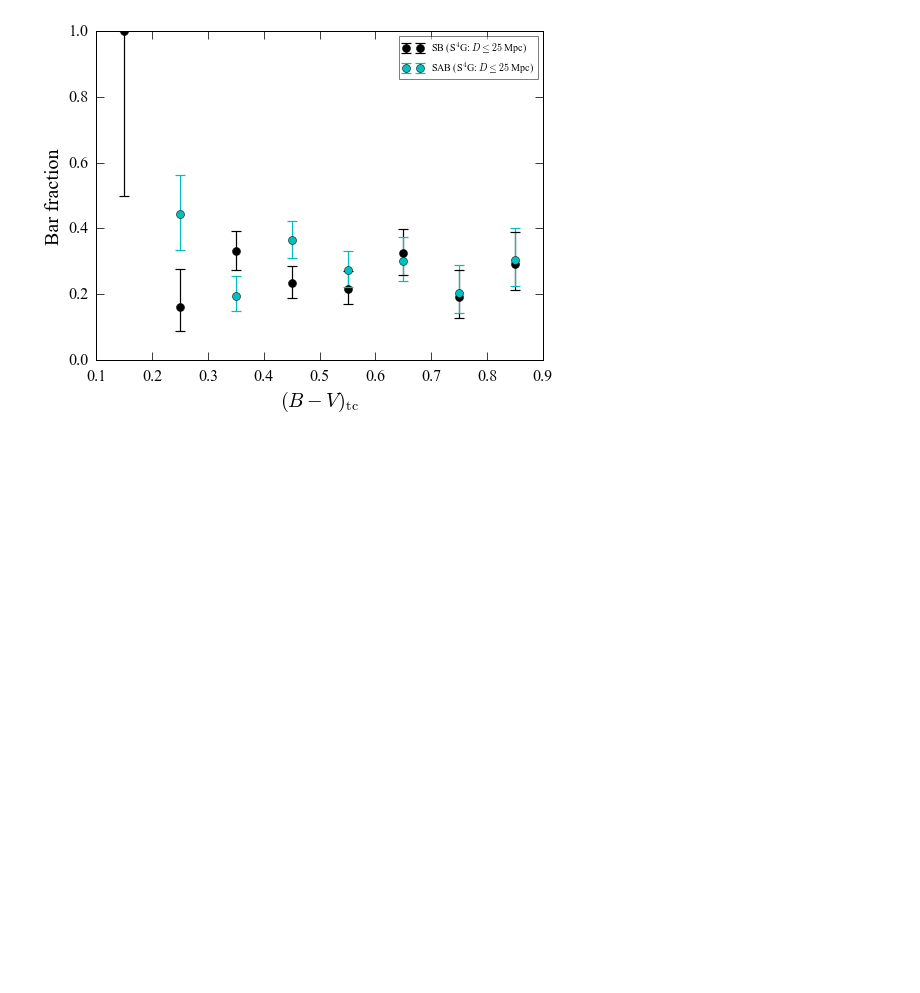
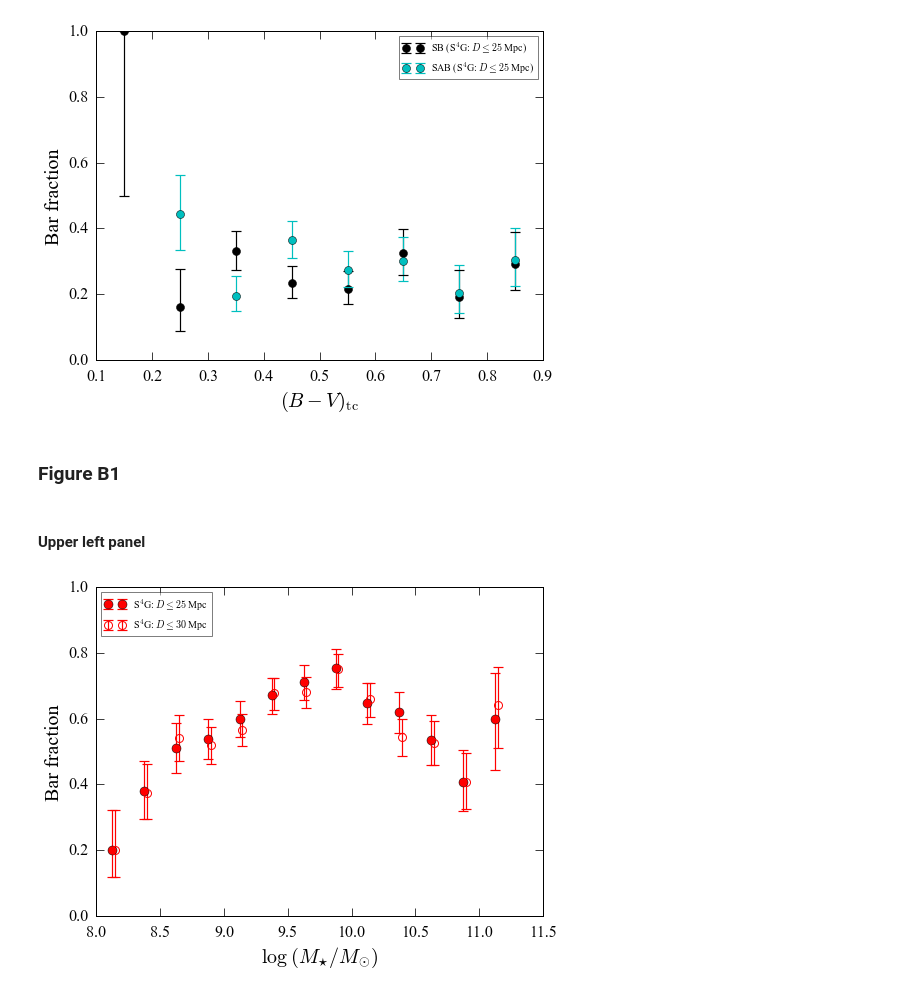
Before and after one commit to perwin/s4g_barfractions, a Jupyter notebook: s4gbars_main.ipynb, the cells around one changed output. Saved outputs shown, nothing was run; the diff lists cells and outputs as text; code cells hidden in the pictures; blank space fills up the shorter version.

Commit message:
Added remaining (missing) figures to s4gbars_main.ipynb

```diff
--- a/s4gbars_main.ipynb
+++ b/s4gbars_main.ipynb
@@ -644,3 +644,19 @@ plt.subplots_adjust(bottom=0.14)
 if savePlots: plt.savefig(plotDir+"fSB-fSAB-vs-BmV_corrected.pdf")
 # %% [output]
 [figure]
+# %% [markdown]
+### Figure B1
+# %% [markdown]
+#### Upper left panel
+# %%
+pu.PlotFrequency(s4gdata.logmstar, ii_barred_limited1, ii_unbarred_limited1, 8.0, 11.3, 0.25, fmt='ro', ms=9, label=ss1)
+pu.PlotFrequency(s4gdata.logmstar, ii_barred_limited2, ii_unbarred_limited2, 8.0, 11.3, 0.25, offset=0.02, fmt='ro', mfc='None', mew=1, mec='r', ms=8,noErase=True, label=ss2)
+plt.ylim(0,1)
+plt.xlabel(xtmstar)
+plt.ylabel('Bar fraction')
+legend(loc="upper left", fontsize=10, framealpha=0.5)
+# push bottom of plot upwards so that x-axis label isn't clipped in PDF output
+plt.subplots_adjust(bottom=0.14)
+if savePlots: plt.savefig(plotDir+"fbar-vs-logmstar_2sample.pdf")
+# %% [output]
+[figure, added]
```
Also changed, not shown: parts of 13 cells of this notebook.
